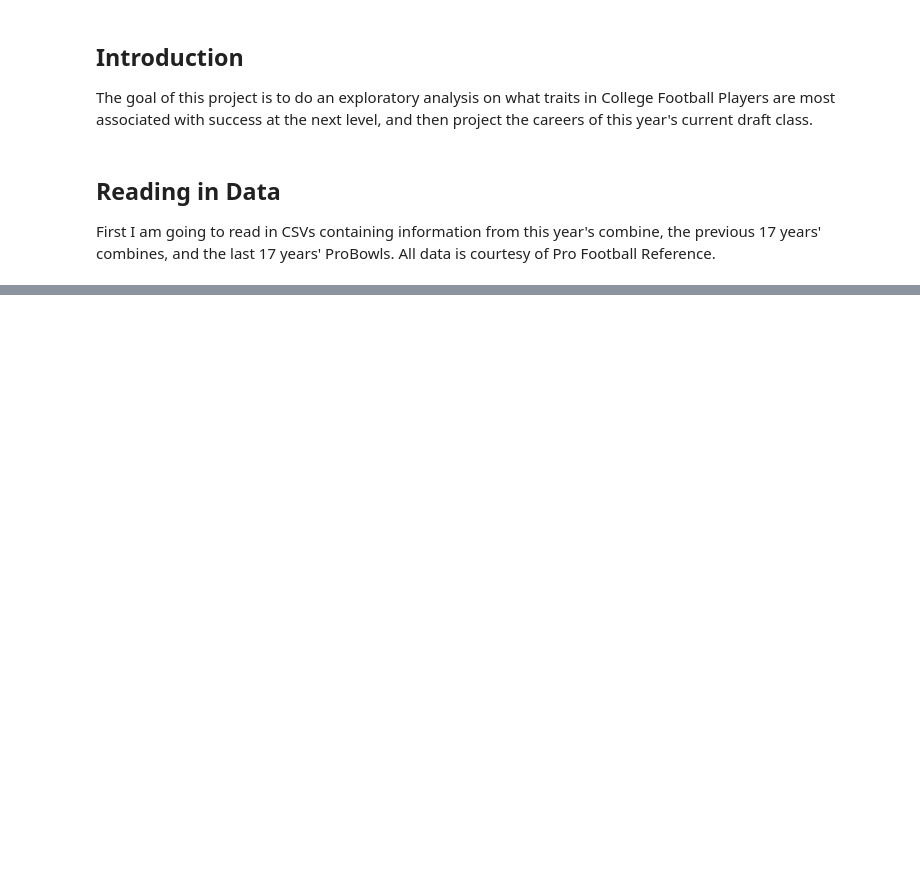
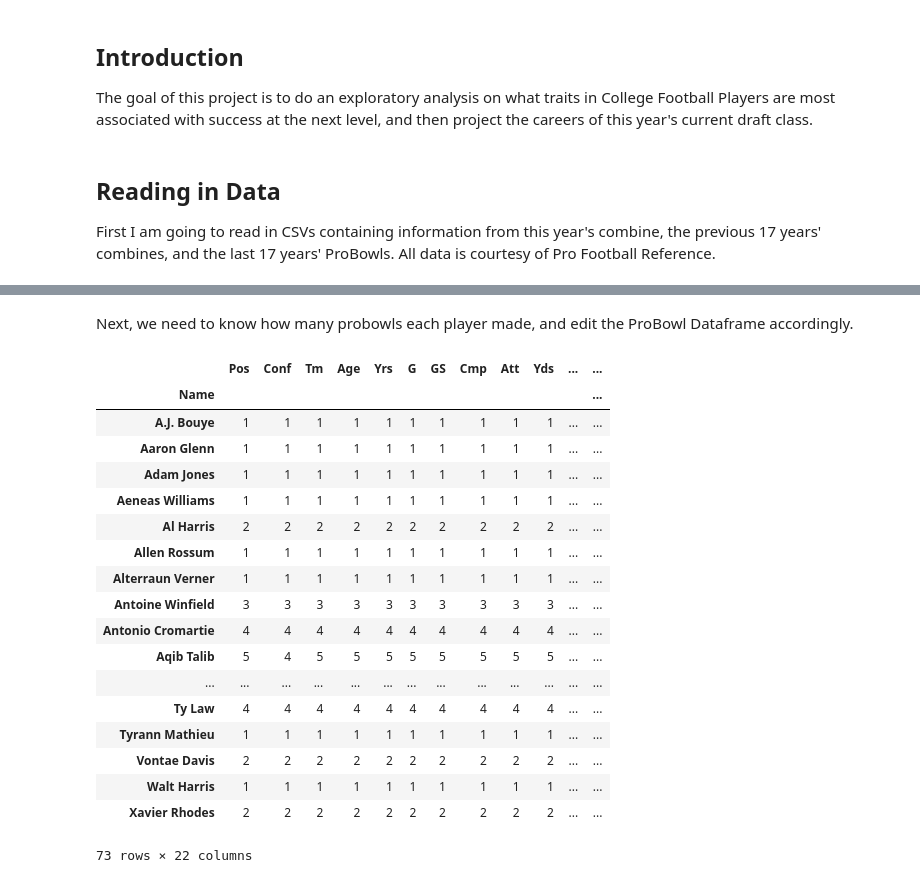
Before and after one commit to tevans-barton/2018NFLDraftAnalysis, a Jupyter notebook: 2018NFLDraftAnalysis.ipynb, the cells around one changed output, grey strips where cells are left out. Drawn from its saved outputs; the diff is of its cells as text; code cells hidden in the pictures; blank space fills up the shorter version.

Commit message:
Added some Data Cleaning and PreProcessing. I think I'm going to go back and get the AllPro Data separately as opposed to from the ProBowl Data

```diff
--- a/2018NFLDraftAnalysis.ipynb
+++ b/2018NFLDraftAnalysis.ipynb
@@ -15,5 +15,8 @@ First I am going to read in CSVs containing information from this year's combine
 # %%
 CB2018DF = pd.read_csv("./CSVs/CB2018Combine") #Need to clean out the links and unused columns
 CBHistoryDF = pd.read_csv("./CSVs/PastCornersCombine")
-TempCBProBowlDF = pd.read_csv('./CSVs/CBProBowls')
+CBProBowlDF = pd.read_csv('./CSVs/CBProBowls')
+uneditedCB2018 = CB2018DF
+uneditedCBHistory = CBHistoryDF
+uneditedCBProBowl = CBProBowlDF
 #CBProBowlDf = TempCBProBowlDF.groupby('Name').count()
@@ -19,0 +26,35 @@ TempCBProBowlDF = pd.read_csv('./CSVs/CBProBowls')
+# %%
+sep = "\\"
+CB2018DF['Player'] = CB2018DF['Player'].map(lambda x: x.split(sep, 1)[0])
+CBHistoryDF['Player'] = CBHistoryDF['Player'].map(lambda x: x.split(sep, 1)[0])
+CB2018DF = CB2018DF.drop(['Pos', 'AV', 'School', 'College', 'Drafted (tm/rnd/yr)'], 1)
+CBHistoryDF = CBHistoryDF.drop(['Pos', 'AV', 'School', 'College', 'Drafted (tm/rnd/yr)'], 1)
+CBProBowlDF['Name'] = CBProBowlDF['Name'].map(lambda x: x.replace('%', ''))
+CBProBowlDF['Name'] = CBProBowlDF['Name'].map(lambda x: x.split(sep, 1)[0])
+CBProBowlDF['Name'] = CBProBowlDF['Name'].map(lambda x: x.replace('+', ''))
+# %% [markdown]
+Next, we need to know how many probowls each player made, and edit the ProBowl Dataframe accordingly.
+# %%
+CBProBowlDF = CBProBowlDF.groupby('Name').count()
+display(CBProBowlDF)
+#display(uneditedCBProBowl)
+# %% [output]
+|  | Pos | Conf | Tm | Age | Yrs | G | GS | Cmp | Att | Yds | ... | ... |
+| Name |  |  |  |  |  |  |  |  |  |  |  | ... |
+| A.J. Bouye | 1 | 1 | 1 | 1 | 1 | 1 | 1 | 1 | 1 | 1 | ... | ... |
+| Aaron Glenn | 1 | 1 | 1 | 1 | 1 | 1 | 1 | 1 | 1 | 1 | ... | ... |
+| Adam Jones | 1 | 1 | 1 | 1 | 1 | 1 | 1 | 1 | 1 | 1 | ... | ... |
+| Aeneas Williams | 1 | 1 | 1 | 1 | 1 | 1 | 1 | 1 | 1 | 1 | ... | ... |
+| Al Harris | 2 | 2 | 2 | 2 | 2 | 2 | 2 | 2 | 2 | 2 | ... | ... |
+| Allen Rossum | 1 | 1 | 1 | 1 | 1 | 1 | 1 | 1 | 1 | 1 | ... | ... |
+| Alterraun Verner | 1 | 1 | 1 | 1 | 1 | 1 | 1 | 1 | 1 | 1 | ... | ... |
+| Antoine Winfield | 3 | 3 | 3 | 3 | 3 | 3 | 3 | 3 | 3 | 3 | ... | ... |
+| Antonio Cromartie | 4 | 4 | 4 | 4 | 4 | 4 | 4 | 4 | 4 | 4 | ... | ... |
+| Aqib Talib | 5 | 4 | 5 | 5 | 5 | 5 | 5 | 5 | 5 | 5 | ... | ... |
+| ... | ... | ... | ... | ... | ... | ... | ... | ... | ... | ... | ... | ... |
+| Ty Law | 4 | 4 | 4 | 4 | 4 | 4 | 4 | 4 | 4 | 4 | ... | ... |
+| Tyrann Mathieu | 1 | 1 | 1 | 1 | 1 | 1 | 1 | 1 | 1 | 1 | ... | ... |
+| Vontae Davis | 2 | 2 | 2 | 2 | 2 | 2 | 2 | 2 | 2 | 2 | ... | ... |
+| Walt Harris | 1 | 1 | 1 | 1 | 1 | 1 | 1 | 1 | 1 | 1 | ... | ... |
+| Xavier Rhodes | 2 | 2 | 2 | 2 | 2 | 2 | 2 | 2 | 2 | 2 | ... | ... |
+73 rows × 22 columns
```
Also changed, not shown: parts of 7 cells of this notebook, 1 other file.
